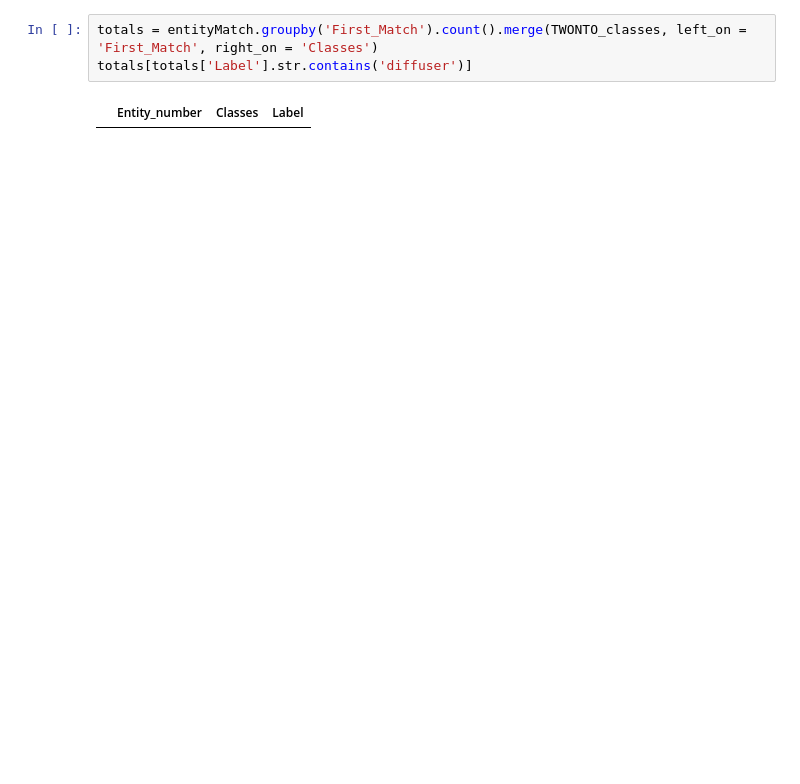
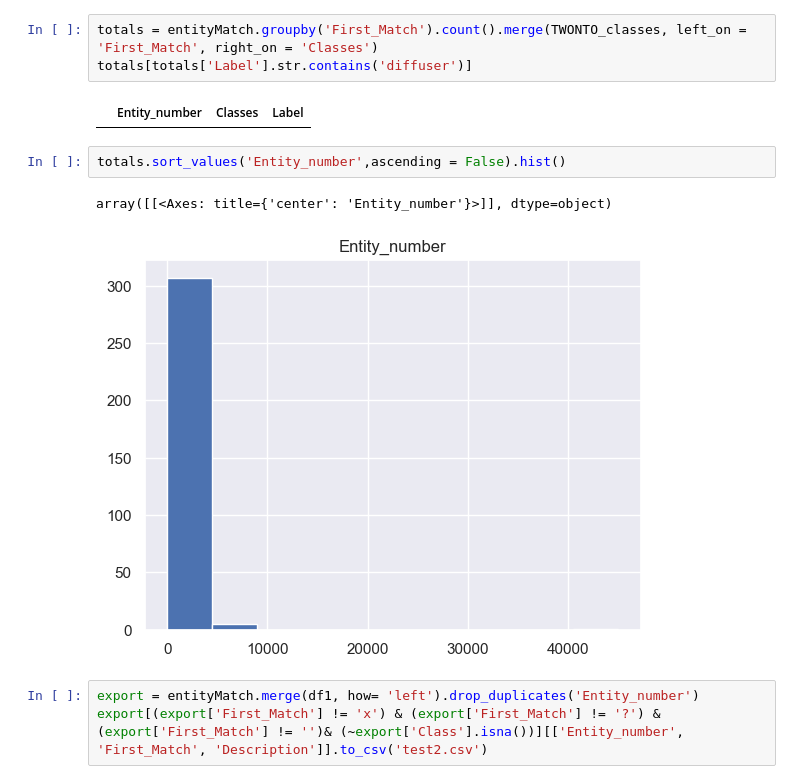
Before and after one commit to TW-ASMP/TWONTO, a Jupyter notebook: Avantis Mapping/Avantis Mapping Instructions.ipynb, the cells around one changed output. Cells and saved outputs as stored; diff of their text form; blank space fills up the shorter version.

```diff
--- a/Avantis Mapping/Avantis Mapping Instructions.ipynb
+++ b/Avantis Mapping/Avantis Mapping Instructions.ipynb
@@ -290,3 +272,11 @@ totals = entityMatch.groupby('First_Match').count().merge(TWONTO_classes, left_o
 totals[totals['Label'].str.contains('diffuser')]
 # %% [output]
 |  | Entity_number | Classes | Label |
+# %%
+totals.sort_values('Entity_number',ascending = False).hist()
+# %% [output]
+array([[<Axes: title={'center': 'Entity_number'}>]], dtype=object)
+[figure, added]
+# %%
+export = entityMatch.merge(df1, how= 'left').drop_duplicates('Entity_number')
+export[(export['First_Match'] != 'x') & (export['First_Match'] != '?') & (export['First_Match'] != '')& (~export['Class'].isna())][['Entity_number', 'First_Match', 'Description']].to_csv('test2.csv')
```
Also changed, not shown: parts of 11 cells of this notebook, 16 other files.
